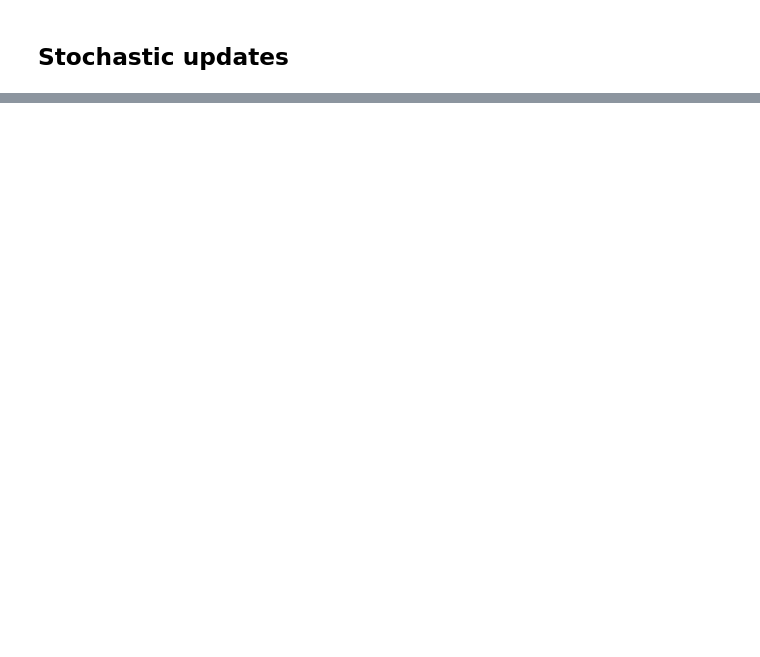
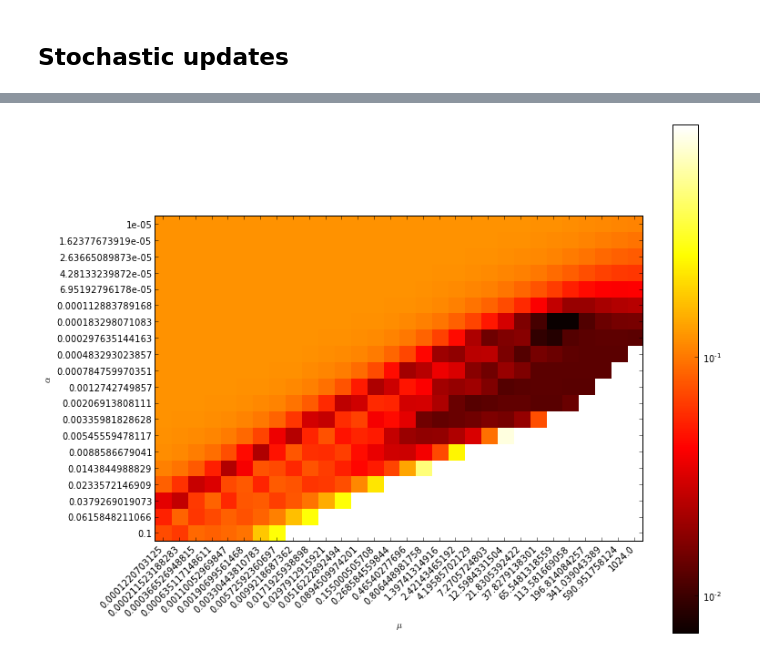
Before and after one commit to chrodan/tdlearn, a Jupyter notebook: baird_offpolicy.ipynb, the cells around one changed output, grey strips where cells are left out. Cells and saved outputs as stored; diff of their text form; code cells hidden in the pictures; blank space fills up the shorter version.

```diff
--- a/baird_offpolicy.ipynb
+++ b/baird_offpolicy.ipynb
@@ -55,0 +58,4 @@ Final errorsTDC $\alpha$=0.01 $\mu$=10 0.0360024567435TDC $\alpha$=0.04 $\mu$=0.
+# %%
+plot_error_grid(gtd2err, gtd2alphas, gtd2mus, maxerr=1)
+# %% [output]
+[figure, added]
```
Also changed, not shown: parts of 36 cells of this notebook, 20 other files.
